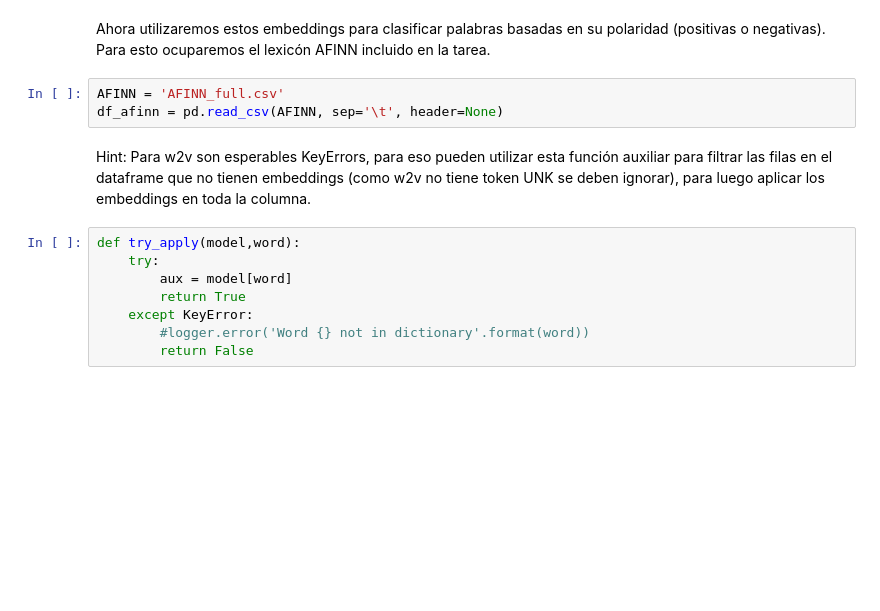
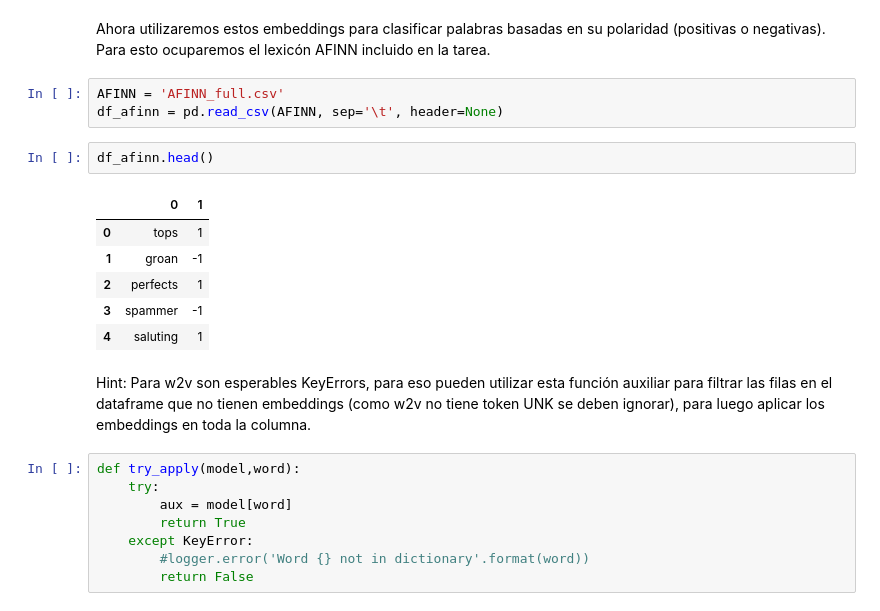
Before and after one commit to joacocruz6/CC6205-Homeworks, a Jupyter notebook: src/Third Homework/minitarea3.ipynb, the cells around one changed output. Saved outputs shown, nothing was run; the diff lists cells and outputs as text; blank space fills up the shorter version.

```diff
--- a/src/Third Homework/minitarea3.ipynb
+++ b/src/Third Homework/minitarea3.ipynb
@@ -309,6 +578,15 @@ Ahora utilizaremos estos embeddings para clasificar palabras basadas en su polar
 # %%
 AFINN = 'AFINN_full.csv'
 df_afinn = pd.read_csv(AFINN, sep='\t', header=None)
+# %%
+df_afinn.head()
+# %% [output]
+|  | 0 | 1 |
+| 0 | tops | 1 |
+| 1 | groan | -1 |
+| 2 | perfects | 1 |
+| 3 | spammer | -1 |
+| 4 | saluting | 1 |
 # %% [markdown]
 Hint: Para w2v son esperables KeyErrors, para eso pueden utilizar esta función auxiliar para filtrar las filas en el dataframe que no tienen embeddings (como w2v no tiene token UNK se deben ignorar), para luego aplicar los embeddings en toda la columna.
 # %%
```
Also changed, not shown: parts of 53 cells of this notebook.
